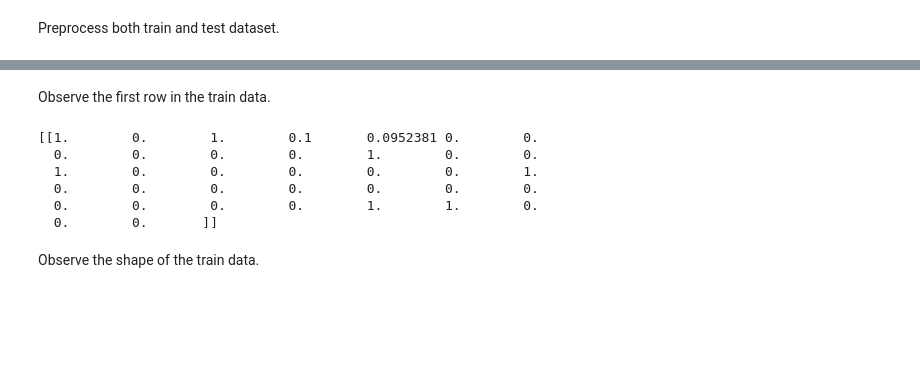
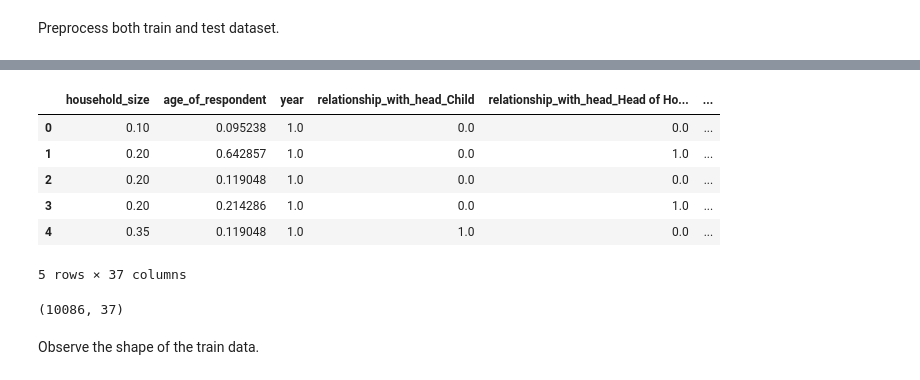
Before and after one commit to rammah83/Predictive-analytics---Machine-learning--Focus-statistics-, a Jupyter notebook: Assignments/StarterNotebook.ipynb, the cells around one changed output, grey strips where cells are left out. Saved outputs shown, nothing was run; the diff lists cells and outputs as text; code cells hidden in the pictures; blank space fills up the shorter version.

Commit message:
Fea: Preprocessor for data as columntransformer

```diff
--- a/Assignments/StarterNotebook.ipynb
+++ b/Assignments/StarterNotebook.ipynb
@@ -436,2 +428,37 @@ def preprocessing_data(data):
 # %% [markdown]
 Preprocess both train and test dataset.
+# %%
+from sklearn.compose import ColumnTransformer
+from sklearn.preprocessing import OneHotEncoder, MinMaxScaler, OrdinalEncoder
+
+# Processing numerical features
+# scale our data into range of 0 and 1
+scaler = MinMaxScaler(feature_range=(0, 1))
+# for categorical more then 2 categories use one hot encoding
+encoder = OneHotEncoder(handle_unknown="ignore", sparse_output=False)
+# for binary categorical features use label encoding
+label_encoder = OrdinalEncoder()
+# create a column transformer
+preprocessor = ColumnTransformer(
+    transformers=[
+        ("num", scaler, ["household_size", "age_of_respondent", "year"]),
+        (
+            "cat",
+            encoder,
+            [
+                "relationship_with_head",
+                "marital_status",
+                "education_level",
+                "job_type",
+                "country",
+            ],
+        ),
+        (
+            "bin",
+            label_encoder,
+            ["location_type", "cellphone_access", "gender_of_respondent"],
+        ),
+    ],
+    verbose_feature_names_out=False,
+).set_output(transform="pandas")
+preprocessor
@@ -438,19 +478,20 @@ Preprocess both train and test dataset.
 # %%
 # preprocess the train data
-processed_train = preprocessing_data(X_train)
-processed_test = preprocessing_data(test)
+processed_train = preprocessor.fit_transform(X_train)
+processed_train.head()
+# %% [output]
+|  | household_size | age_of_respondent | year | relationship_with_head_Child | relationship_with_head_Head of Ho... | ... |
+| 0 | 0.10 | 0.095238 | 1.0 | 0.0 | 0.0 | ... |
+| 1 | 0.20 | 0.642857 | 1.0 | 0.0 | 1.0 | ... |
+| 2 | 0.20 | 0.119048 | 1.0 | 0.0 | 0.0 | ... |
+| 3 | 0.20 | 0.214286 | 1.0 | 0.0 | 1.0 | ... |
+| 4 | 0.35 | 0.119048 | 1.0 | 1.0 | 0.0 | ... |
+5 rows × 37 columns
-# %% [markdown]
-Observe the first row in the train data.
-# %%
-# the first train row
-print(processed_train[:1])
-# %% [output]
-[[1.        0.        1.        0.1       0.0952381 0.        0.
-  0.        0.        0.        0.        1.        0.        0.
-  1.        0.        0.        0.        0.        0.        1.
-  0.        0.        0.        0.        0.        0.        0.
-  0.        0.        0.        0.        1.        1.        0.
-  0.        0.       ]]
+# %%
+processed_test = preprocessor.transform(test)
+processed_test.shape
+# %% [output]
+(10086, 37)
 # %% [markdown]
 Observe the shape of the train data.
 # %%
```
Also changed, not shown: parts of 13 cells of this notebook.
